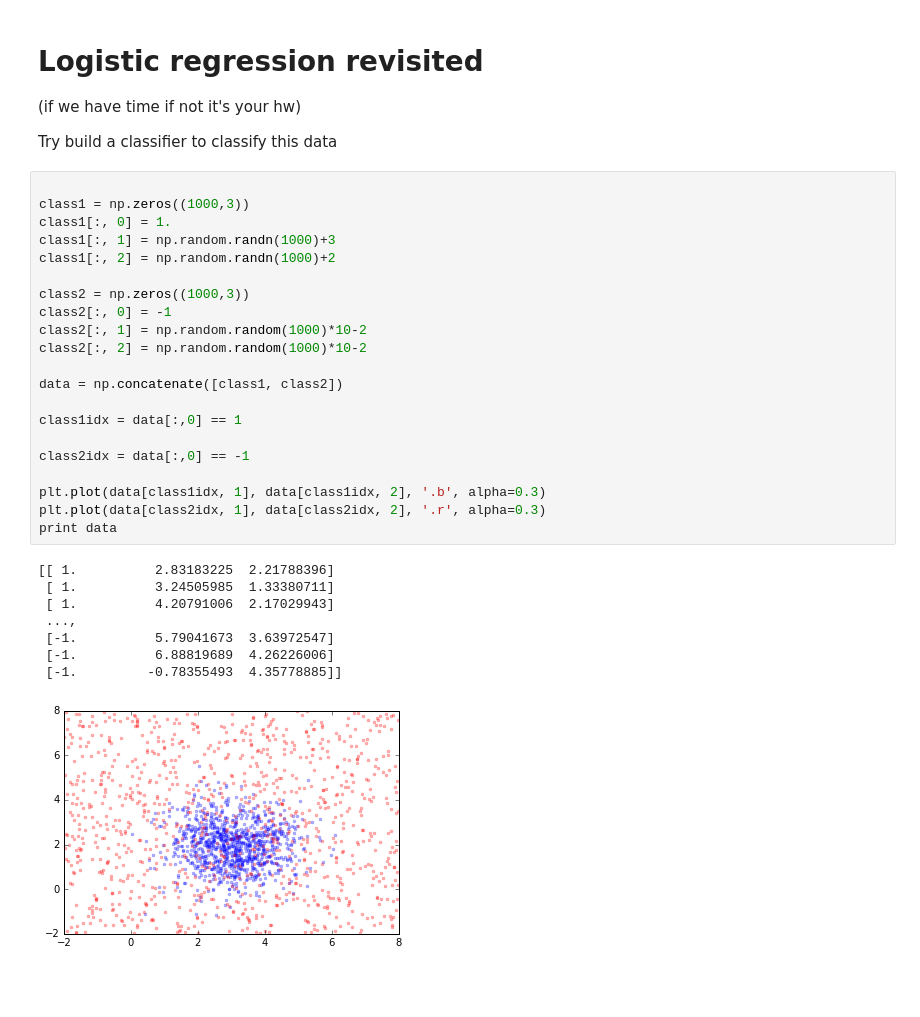
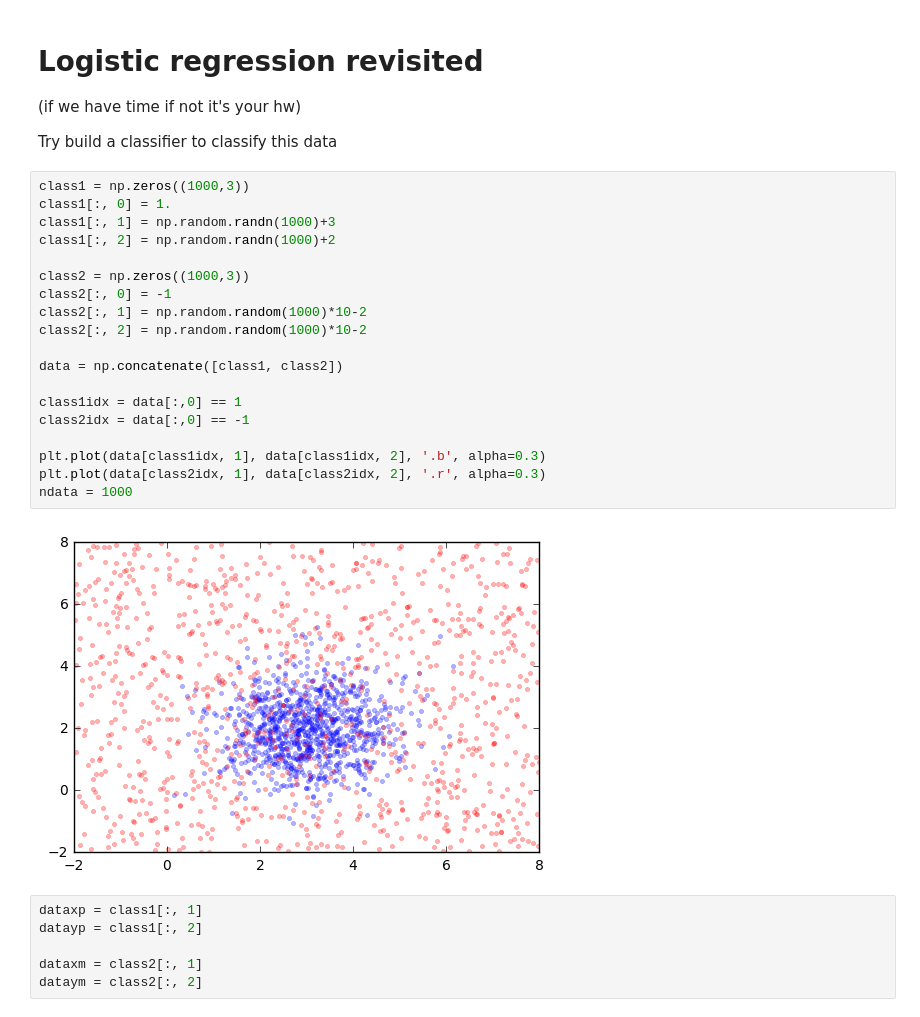
Before and after one commit to sunnyrc/PatternRecognition, a Jupyter notebook: Exercise 04 Generalization and Regularization.ipynb, the cells around one changed output. Saved outputs shown, nothing was run; the diff lists cells and outputs as text; blank space fills up the shorter version.

```diff
--- a/Exercise 04 Generalization and Regularization.ipynb
+++ b/Exercise 04 Generalization and Regularization.ipynb
@@ -241,32 +254,29 @@ for i in lamd:
 
 Try build a classifier to classify this data
 # %%
-
 class1 = np.zeros((1000,3))
 class1[:, 0] = 1.
 class1[:, 1] = np.random.randn(1000)+3
 class1[:, 2] = np.random.randn(1000)+2
 
 class2 = np.zeros((1000,3))
 class2[:, 0] = -1
 class2[:, 1] = np.random.random(1000)*10-2
 class2[:, 2] = np.random.random(1000)*10-2
 
 data = np.concatenate([class1, class2])
 
 class1idx = data[:,0] == 1
-
 class2idx = data[:,0] == -1
 
 plt.plot(data[class1idx, 1], data[class1idx, 2], '.b', alpha=0.3)
 plt.plot(data[class2idx, 1], data[class2idx, 2], '.r', alpha=0.3)
-print data
+ndata = 1000
 # %% [output]
-[[ 1.          2.83183225  2.21788396]
- [ 1.          3.24505985  1.33380711]
- [ 1.          4.20791006  2.17029943]
- ...,
- [-1.          5.79041673  3.63972547]
- [-1.          6.88819689  4.26226006]
- [-1.         -0.78355493  4.35778885]]
-[figure, old version]
+[figure, new version]
+# %%
+dataxp = class1[:, 1]
+datayp = class1[:, 2]
+
+dataxm = class2[:, 1]
+dataym = class2[:, 2]
```
Also changed, not shown: parts of 4 cells of this notebook, 7 other files.
